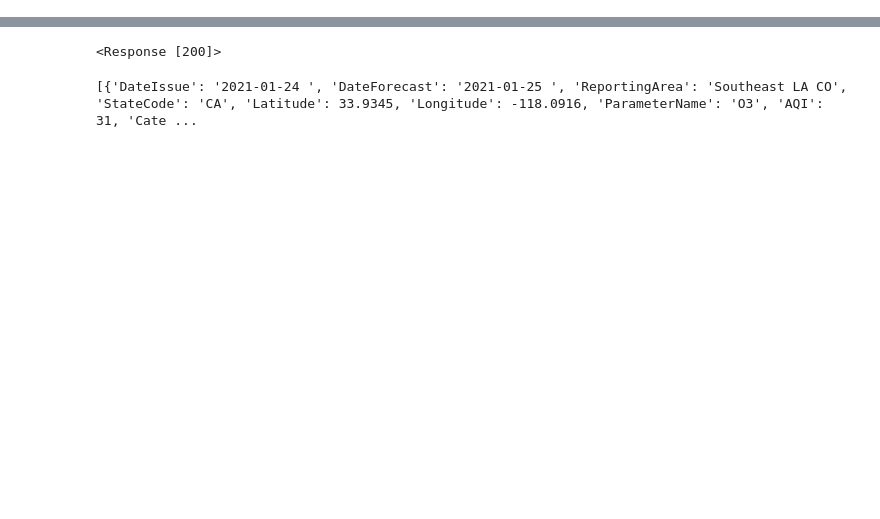
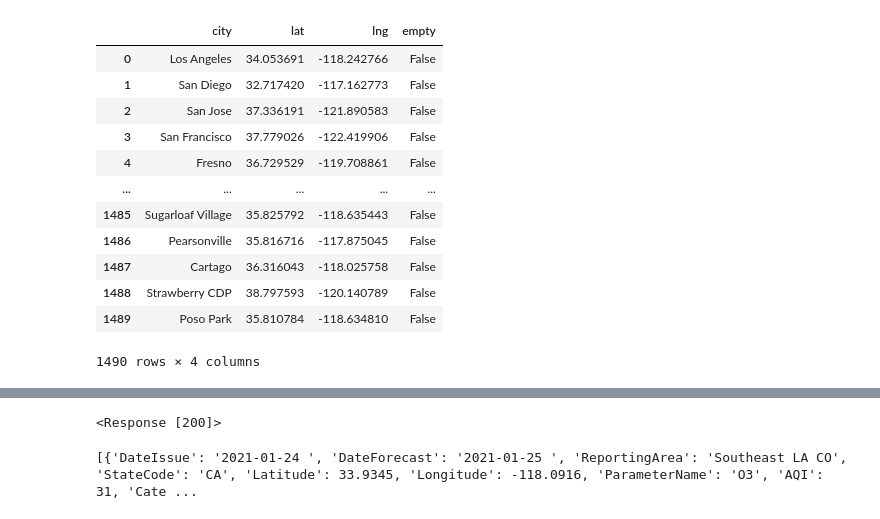
Before and after one commit to medinachuck/AQI-Dashboard, a Jupyter notebook: app.ipynb, the cells around one changed output, grey strips where cells are left out. Cells and saved outputs as stored; diff of their text form; code cells hidden in the pictures; blank space fills up the shorter version.

Commit message:
combine CA cities with cooordinates, write CSV

```diff
--- a/app.ipynb
+++ b/app.ipynb
@@ -3,3 +22,9 @@
 import pandas as pd
 import requests
 import json
+from citipy import citipy
+from opencage.geocoder import OpenCageGeocode
+
+california_cities = pd.read_csv('california_cities_revised.csv')
+geo_key = '844fb83485d545f593ebee642bfe04df'
+geocoder = OpenCageGeocode(geo_key)
@@ -5,0 +85,13 @@ import json
+# %%
+city=[]
+city_lat=[]
+city_lng=[]
+for i in range(0, len(california_cities)):
+    result = geocoder.geocode(california_cities.iloc[i,1] + ', California')
+    if type(result[0]['geometry']) == dict:
+        city.append(california_cities.iloc[i,1])
+        city_lat.append(result[0]['geometry']['lat'])
+        city_lng.append(result[0]['geometry']['lng'])
+        print(f'Processing record for {california_cities.iloc[i,1]}')
+    else:
+        print(f'Record for {california_cities.iloc[i,1]} Not Found')
@@ -5,0 +116,8 @@ import json
+# %%
+city_coordinates = {
+    'city': city,
+    'lat': city_lat,
+    'lng': city_lng
+}
+coordinate_data = pd.DataFrame(city_coordinates)
+coordinate_data.head()
@@ -5,0 +131,16 @@ import json
+# %%
+coordinate_data['empty'] = pd.isnull(coordinate_data['city'])
+# %% [output]
+|  | city | lat | lng | empty |
+| 0 | Los Angeles | 34.053691 | -118.242766 | False |
+| 1 | San Diego | 32.717420 | -117.162773 | False |
+| 2 | San Jose | 37.336191 | -121.890583 | False |
+| 3 | San Francisco | 37.779026 | -122.419906 | False |
+| 4 | Fresno | 36.729529 | -119.708861 | False |
+| ... | ... | ... | ... | ... |
+| 1485 | Sugarloaf Village | 35.825792 | -118.635443 | False |
+| 1486 | Pearsonville | 35.816716 | -117.875045 | False |
+| 1487 | Cartago | 36.316043 | -118.025758 | False |
+| 1488 | Strawberry CDP | 38.797593 | -120.140789 | False |
+| 1489 | Poso Park | 35.810784 | -118.634810 | False |
+1490 rows × 4 columns
```
Also changed, not shown: parts of 21 cells of this notebook, 4 other files.
